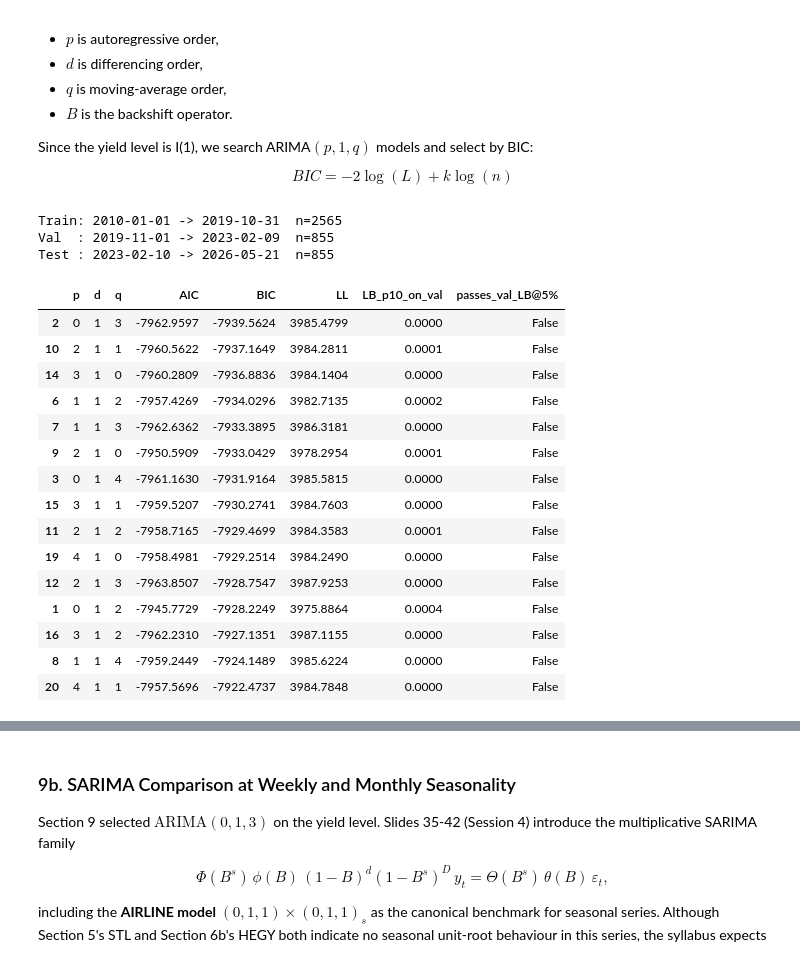
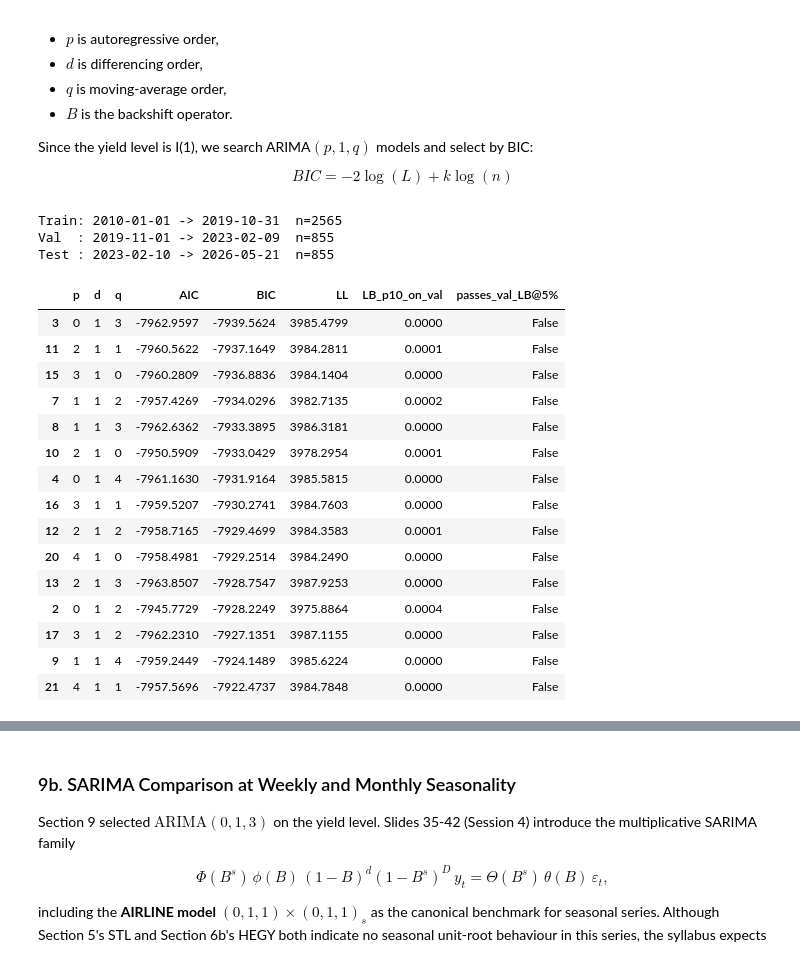
Before and after one commit to vybhav72954/india-gsec-yield, a Jupyter notebook: Univariate_India_10Y_Yield_v3.ipynb, the cells around one changed output, grey strips where cells are left out. Drawn from its saved outputs; the diff is of its cells as text; code cells hidden in the pictures.

```diff
--- a/Univariate_India_10Y_Yield_v3.ipynb
+++ b/Univariate_India_10Y_Yield_v3.ipynb
@@ -1520,8 +1520,8 @@ def arima_grid(series: pd.Series, p_max: int = 4, d_values=(1,), q_max: int = 4)
     for p in range(p_max + 1):
         for d in d_values:
             for q in range(q_max + 1):
-                if p == 0 and q == 0:
-                    continue
+                # (0,1,0) is the pure random walk: include it so the RW
+                # benchmark competes head-to-head in the grid and audit.
                 try:
                     fit = ARIMA(series, order=(p, d, q)).fit()
                     rows.append({"p": p, "d": d, "q": q, "AIC": fit.aic, "BIC": fit.bic, "LL": fit.llf})
@@ -1577,48 +1577,48 @@ grid["LB_p10_on_val"] = grid.apply(
     lambda r: _val_lb_pvalue(int(r["p"]), int(r["d"]), int(r["q"]), y_train, y_val),
     axis=1,
 )
 grid["passes_val_LB@5%"] = grid["LB_p10_on_val"] > 0.05
 display(grid.head(15).round(4))
 
 # Selection: lowest BIC among candidates that pass val LB at 5%.
 _passing = grid[grid["passes_val_LB@5%"]]
 if len(_passing) == 0:
     print("No candidate passed val LB@5% — falling back to lowest-BIC across full grid.")
     best_row = grid.iloc[0]
 else:
     best_row = _passing.iloc[0]
 best_order = (int(best_row["p"]), int(best_row["d"]), int(best_row["q"]))
 print(
     f"Selected model by Train-BIC subject to validation-LB pass: "
     f"ARIMA{best_order}  (BIC={best_row['BIC']:.2f}, "
     f"LB_p10_on_val={best_row['LB_p10_on_val']:.4f})"
 )
 
 # Refit the chosen model on FULL series (Train + Val + Test history is fine for
 # the in-sample summary; the walk-forward in Section 11 will refit on a strictly
 # expanding window that starts at Train + Val).
 best_model = ARIMA(y["yield"], order=best_order).fit()
 print(best_model.summary())
 # %% [output]
 Train: 2010-01-01 -> 2019-10-31  n=2565
 Val  : 2019-11-01 -> 2023-02-09  n=855
 Test : 2023-02-10 -> 2026-05-21  n=855
 |  | p | d | q | AIC | BIC | LL | LB_p10_on_val | passes_val_LB@5% |
-| 2 | 0 | 1 | 3 | -7962.9597 | -7939.5624 | 3985.4799 | 0.0000 | False |
-| 10 | 2 | 1 | 1 | -7960.5622 | -7937.1649 | 3984.2811 | 0.0001 | False |
-| 14 | 3 | 1 | 0 | -7960.2809 | -7936.8836 | 3984.1404 | 0.0000 | False |
-| 6 | 1 | 1 | 2 | -7957.4269 | -7934.0296 | 3982.7135 | 0.0002 | False |
-| 7 | 1 | 1 | 3 | -7962.6362 | -7933.3895 | 3986.3181 | 0.0000 | False |
-| 9 | 2 | 1 | 0 | -7950.5909 | -7933.0429 | 3978.2954 | 0.0001 | False |
-| 3 | 0 | 1 | 4 | -7961.1630 | -7931.9164 | 3985.5815 | 0.0000 | False |
-| 15 | 3 | 1 | 1 | -7959.5207 | -7930.2741 | 3984.7603 | 0.0000 | False |
-| 11 | 2 | 1 | 2 | -7958.7165 | -7929.4699 | 3984.3583 | 0.0001 | False |
-| 19 | 4 | 1 | 0 | -7958.4981 | -7929.2514 | 3984.2490 | 0.0000 | False |
-| 12 | 2 | 1 | 3 | -7963.8507 | -7928.7547 | 3987.9253 | 0.0000 | False |
-| 1 | 0 | 1 | 2 | -7945.7729 | -7928.2249 | 3975.8864 | 0.0004 | False |
-| 16 | 3 | 1 | 2 | -7962.2310 | -7927.1351 | 3987.1155 | 0.0000 | False |
-| 8 | 1 | 1 | 4 | -7959.2449 | -7924.1489 | 3985.6224 | 0.0000 | False |
-| 20 | 4 | 1 | 1 | -7957.5696 | -7922.4737 | 3984.7848 | 0.0000 | False |
+| 3 | 0 | 1 | 3 | -7962.9597 | -7939.5624 | 3985.4799 | 0.0000 | False |
+| 11 | 2 | 1 | 1 | -7960.5622 | -7937.1649 | 3984.2811 | 0.0001 | False |
+| 15 | 3 | 1 | 0 | -7960.2809 | -7936.8836 | 3984.1404 | 0.0000 | False |
+| 7 | 1 | 1 | 2 | -7957.4269 | -7934.0296 | 3982.7135 | 0.0002 | False |
+| 8 | 1 | 1 | 3 | -7962.6362 | -7933.3895 | 3986.3181 | 0.0000 | False |
+| 10 | 2 | 1 | 0 | -7950.5909 | -7933.0429 | 3978.2954 | 0.0001 | False |
+| 4 | 0 | 1 | 4 | -7961.1630 | -7931.9164 | 3985.5815 | 0.0000 | False |
+| 16 | 3 | 1 | 1 | -7959.5207 | -7930.2741 | 3984.7603 | 0.0000 | False |
+| 12 | 2 | 1 | 2 | -7958.7165 | -7929.4699 | 3984.3583 | 0.0001 | False |
+| 20 | 4 | 1 | 0 | -7958.4981 | -7929.2514 | 3984.2490 | 0.0000 | False |
+| 13 | 2 | 1 | 3 | -7963.8507 | -7928.7547 | 3987.9253 | 0.0000 | False |
+| 2 | 0 | 1 | 2 | -7945.7729 | -7928.2249 | 3975.8864 | 0.0004 | False |
+| 17 | 3 | 1 | 2 | -7962.2310 | -7927.1351 | 3987.1155 | 0.0000 | False |
+| 9 | 1 | 1 | 4 | -7959.2449 | -7924.1489 | 3985.6224 | 0.0000 | False |
+| 21 | 4 | 1 | 1 | -7957.5696 | -7922.4737 | 3984.7848 | 0.0000 | False |
 No candidate passed val LB@5% — falling back to lowest-BIC across full grid.
 Selected model by Train-BIC subject to validation-LB pass: ARIMA(0, 1, 3)  (BIC=-7939.56, LB_p10_on_val=0.0000)
                                SARIMAX Results
```
Also changed, not shown: parts of 11 cells of this notebook, 3 other files.
